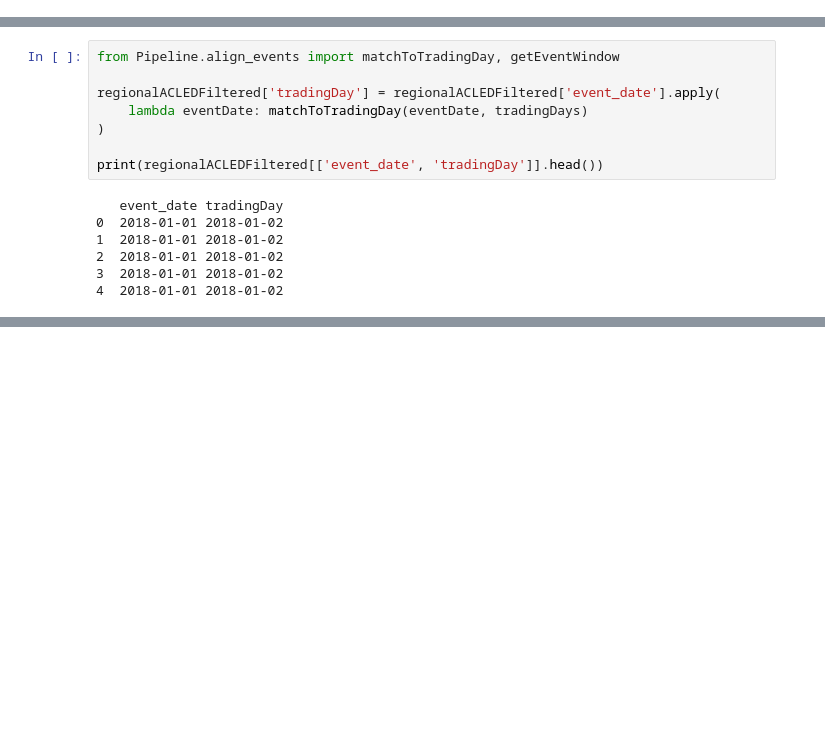
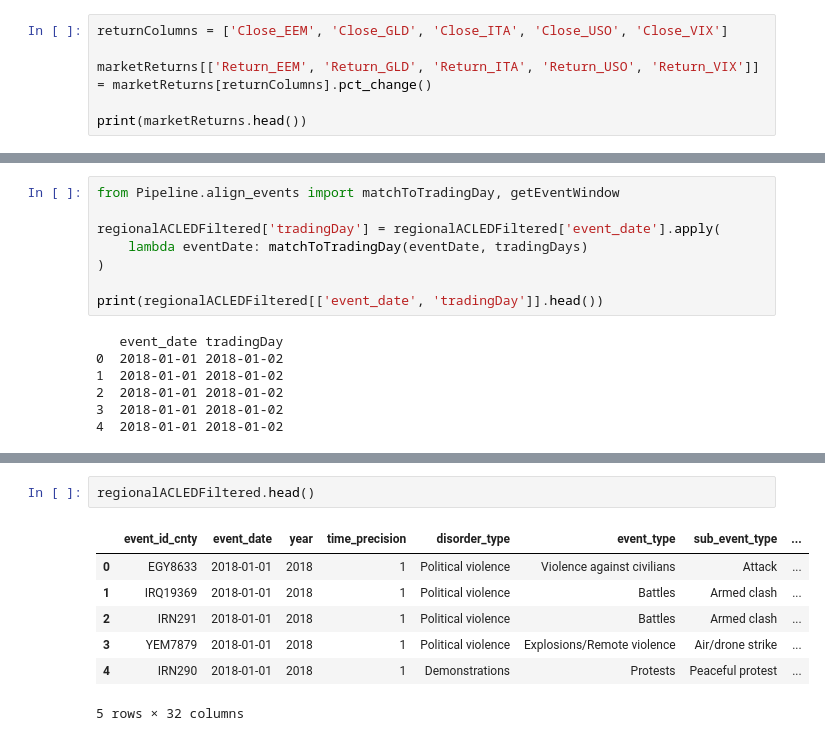
Before and after one commit to rcuhl35/GEO-RISK-ENGINE, a Jupyter notebook: notebooks/BTL_Modeling_01.ipynb, the cells around one changed output, grey strips where cells are left out. Saved outputs shown, nothing was run; the diff lists cells and outputs as text; blank space fills up the shorter version.

```diff
--- a/notebooks/BTL_Modeling_01.ipynb
+++ b/notebooks/BTL_Modeling_01.ipynb
@@ -302,3 +302,9 @@ Date
 2018-01-05  40.704487  125.330002  88.199722  98.480003       9.22
 2018-01-08  40.704487  125.309998  88.733322  99.040001       9.52
 datetime64[us]
+# %%
+returnColumns = ['Close_EEM', 'Close_GLD', 'Close_ITA', 'Close_USO', 'Close_VIX']
+
+marketReturns[['Return_EEM', 'Return_GLD', 'Return_ITA', 'Return_USO', 'Return_VIX']] = marketReturns[returnColumns].pct_change()
+
+print(marketReturns.head())
@@ -326,0 +359,10 @@ print(regionalACLEDFiltered[['event_date', 'tradingDay']].head())
+# %%
+regionalACLEDFiltered.head()
+# %% [output]
+|  | event_id_cnty | event_date | year | time_precision | disorder_type | event_type | sub_event_type | ... |
+| 0 | EGY8633 | 2018-01-01 | 2018 | 1 | Political violence | Violence against civilians | Attack | ... |
+| 1 | IRQ19369 | 2018-01-01 | 2018 | 1 | Political violence | Battles | Armed clash | ... |
+| 2 | IRN291 | 2018-01-01 | 2018 | 1 | Political violence | Battles | Armed clash | ... |
+| 3 | YEM7879 | 2018-01-01 | 2018 | 1 | Political violence | Explosions/Remote violence | Air/drone strike | ... |
+| 4 | IRN290 | 2018-01-01 | 2018 | 1 | Demonstrations | Protests | Peaceful protest | ... |
+5 rows × 32 columns
```
Also changed, not shown: parts of 27 cells of this notebook, 2 other files.
